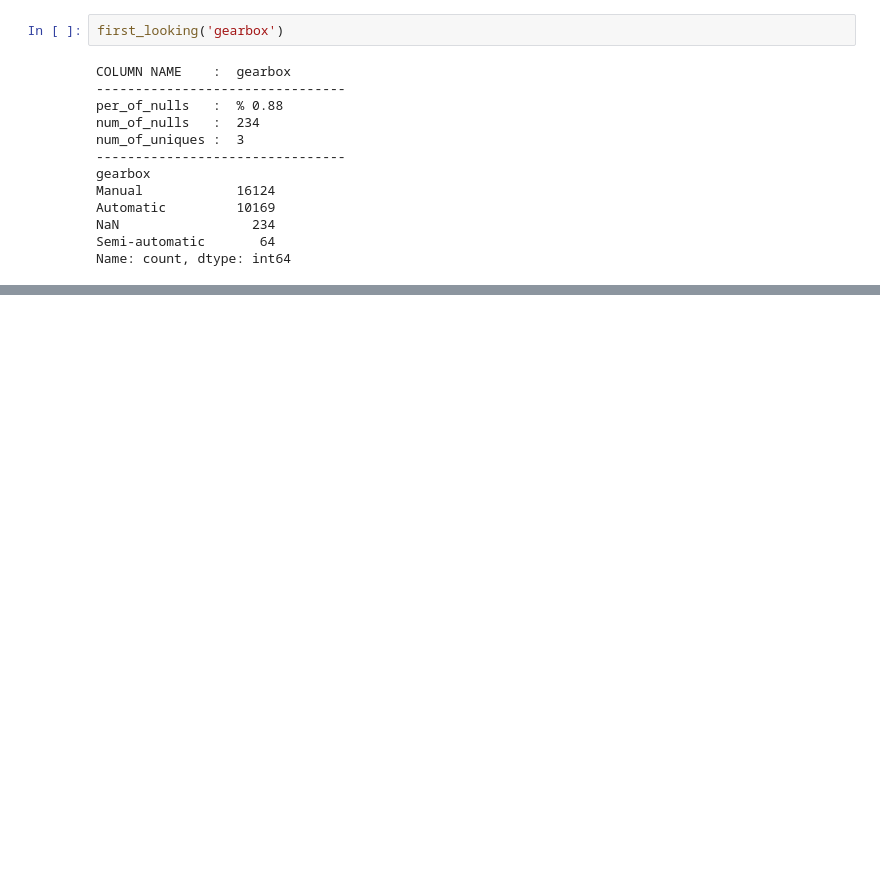
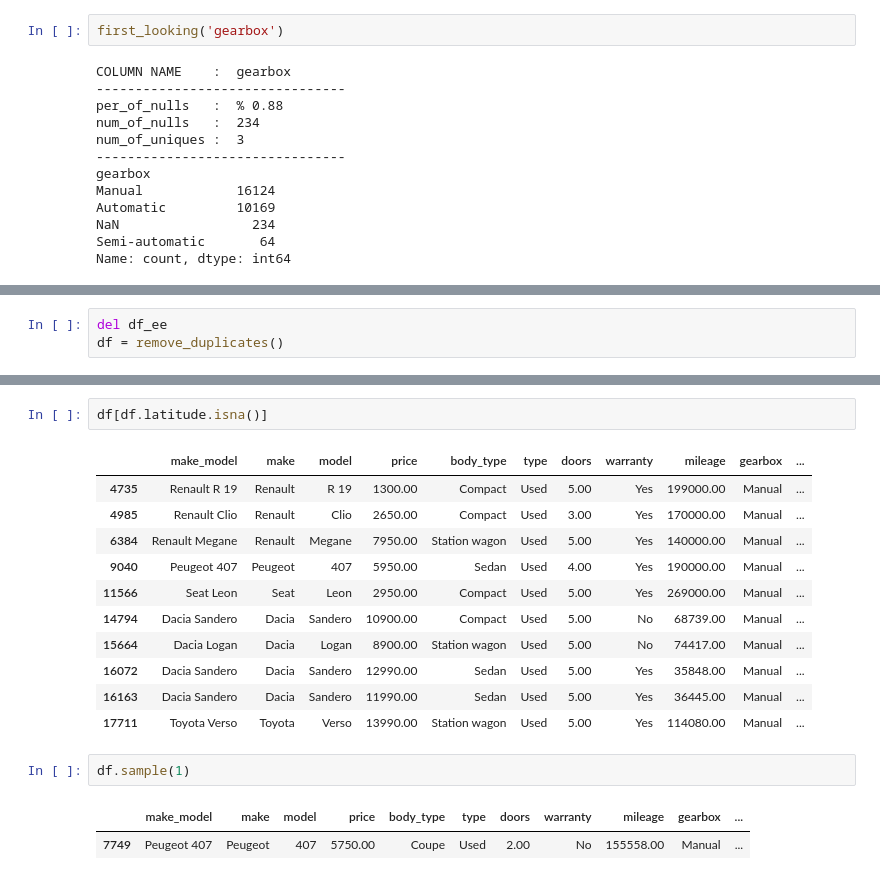
Before and after one commit to fermiyon/clarusway, a Jupyter notebook: autoscout/project_part_2_missing_values.ipynb, the cells around one changed output, grey strips where cells are left out. Cells and saved outputs as stored; diff of their text form; blank space fills up the shorter version.

```diff
--- a/autoscout/project_part_2_missing_values.ipynb
+++ b/autoscout/project_part_2_missing_values.ipynb
@@ -473,0 +2201,3 @@ df_dummied.to_csv("final_scout_dummy.csv", index=False)
+# %%
+del df_ee
+df = remove_duplicates()
@@ -473,0 +2214,19 @@ df_dummied.to_csv("final_scout_dummy.csv", index=False)
+# %%
+df[df.latitude.isna()]
+# %% [output]
+|  | make_model | make | model | price | body_type | type | doors | warranty | mileage | gearbox | ... |
+| 4735 | Renault R 19 | Renault | R 19 | 1300.00 | Compact | Used | 5.00 | Yes | 199000.00 | Manual | ... |
+| 4985 | Renault Clio | Renault | Clio | 2650.00 | Compact | Used | 3.00 | Yes | 170000.00 | Manual | ... |
+| 6384 | Renault Megane | Renault | Megane | 7950.00 | Station wagon | Used | 5.00 | Yes | 140000.00 | Manual | ... |
+| 9040 | Peugeot 407 | Peugeot | 407 | 5950.00 | Sedan | Used | 4.00 | Yes | 190000.00 | Manual | ... |
+| 11566 | Seat Leon | Seat | Leon | 2950.00 | Compact | Used | 5.00 | Yes | 269000.00 | Manual | ... |
+| 14794 | Dacia Sandero | Dacia | Sandero | 10900.00 | Compact | Used | 5.00 | No | 68739.00 | Manual | ... |
+| 15664 | Dacia Logan | Dacia | Logan | 8900.00 | Station wagon | Used | 5.00 | No | 74417.00 | Manual | ... |
+| 16072 | Dacia Sandero | Dacia | Sandero | 12990.00 | Sedan | Used | 5.00 | Yes | 35848.00 | Manual | ... |
+| 16163 | Dacia Sandero | Dacia | Sandero | 11990.00 | Sedan | Used | 5.00 | Yes | 36445.00 | Manual | ... |
+| 17711 | Toyota Verso | Toyota | Verso | 13990.00 | Station wagon | Used | 5.00 | Yes | 114080.00 | Manual | ... |
+# %%
+df.sample(1)
+# %% [output]
+|  | make_model | make | model | price | body_type | type | doors | warranty | mileage | gearbox | ... |
+| 7749 | Peugeot 407 | Peugeot | 407 | 5750.00 | Coupe | Used | 2.00 | No | 155558.00 | Manual | ... |
```
Also changed, not shown: parts of 237 cells of this notebook.
